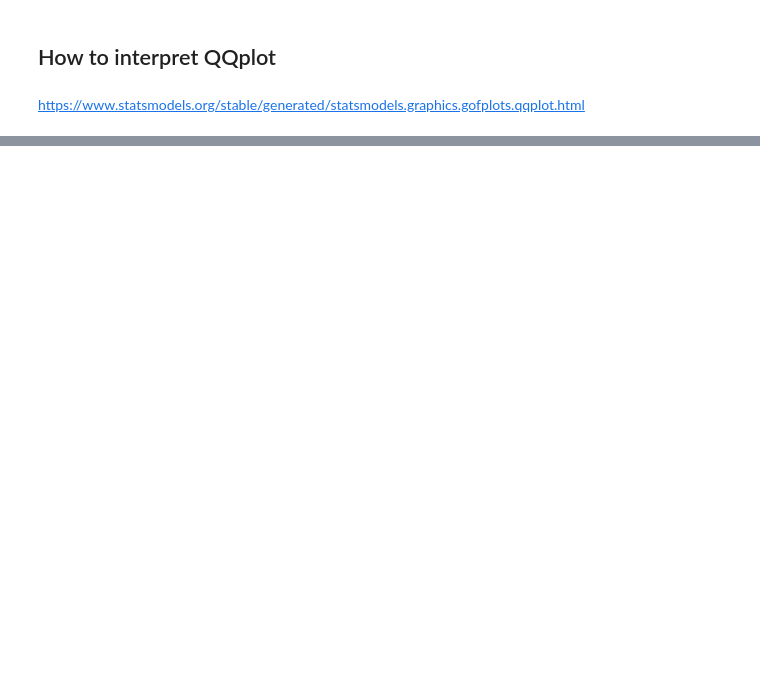
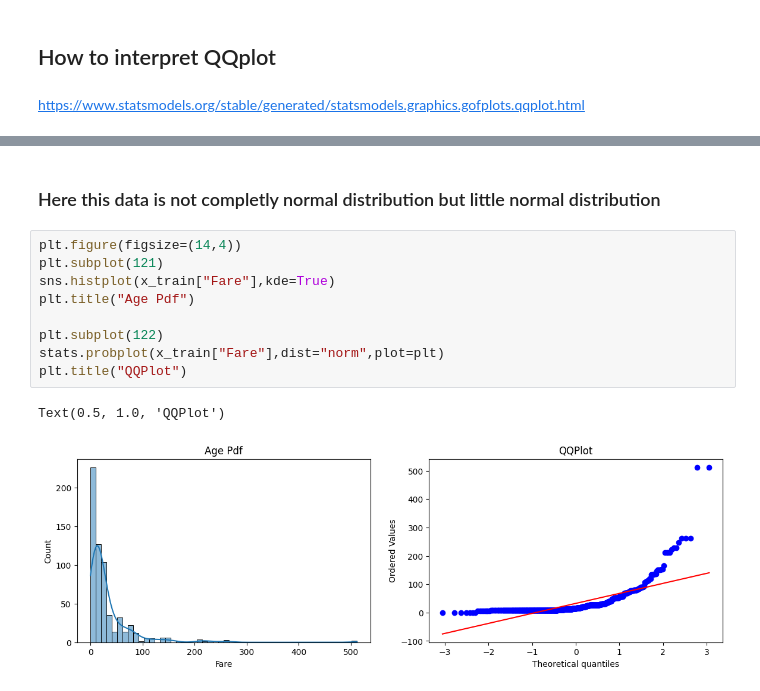
Before and after one commit to pranavpillai123/Machine-Learning-Notes, a Jupyter notebook: 9. Feature Engineering/6. Mathematical Transformer/1. Function Transformer/Function Transformer.ipynb, the cells around one changed output, grey strips where cells are left out. Cells and saved outputs as stored; diff of their text form; blank space fills up the shorter version.

```diff
--- a/9. Feature Engineering/6. Function Transformer/Function Transformer.ipynb
+++ b/9. Feature Engineering/6. Mathematical Transformer/1. Function Transformer/Function Transformer.ipynb
@@ -63,0 +129,14 @@ https://www.statsmodels.org/stable/generated/statsmodels.graphics.gofplots.qqplo
+# %% [markdown]
+### Here this data is not completly normal distribution but little normal distribution
+# %%
+plt.figure(figsize=(14,4))
+plt.subplot(121)
+sns.histplot(x_train["Fare"],kde=True)
+plt.title("Age Pdf")
+
+plt.subplot(122)
+stats.probplot(x_train["Fare"],dist="norm",plot=plt)
+plt.title("QQPlot")
+# %% [output]
+Text(0.5, 1.0, 'QQPlot')
+[figure, added]
```
Also changed, not shown: parts of 55 cells of this notebook, 1 other file.
